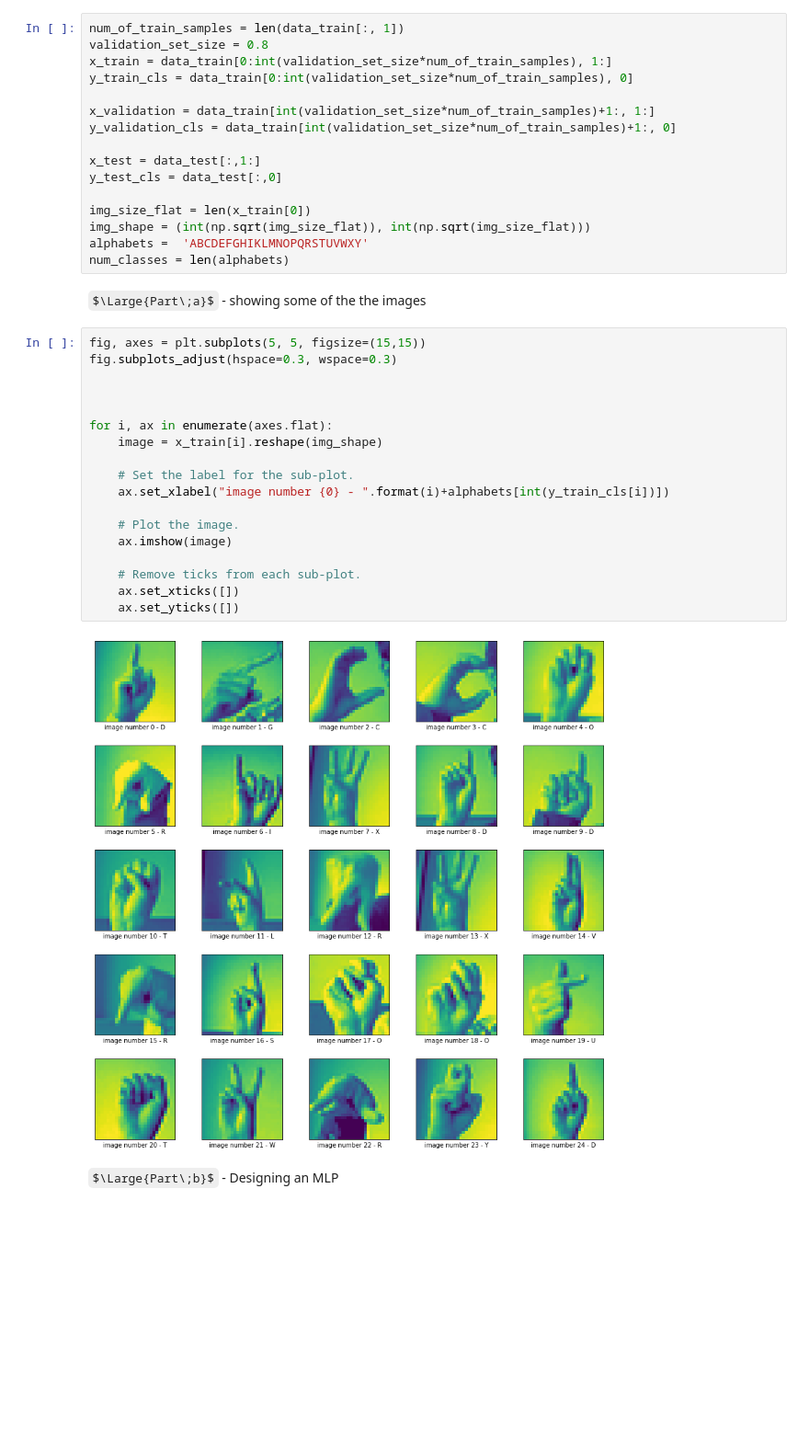
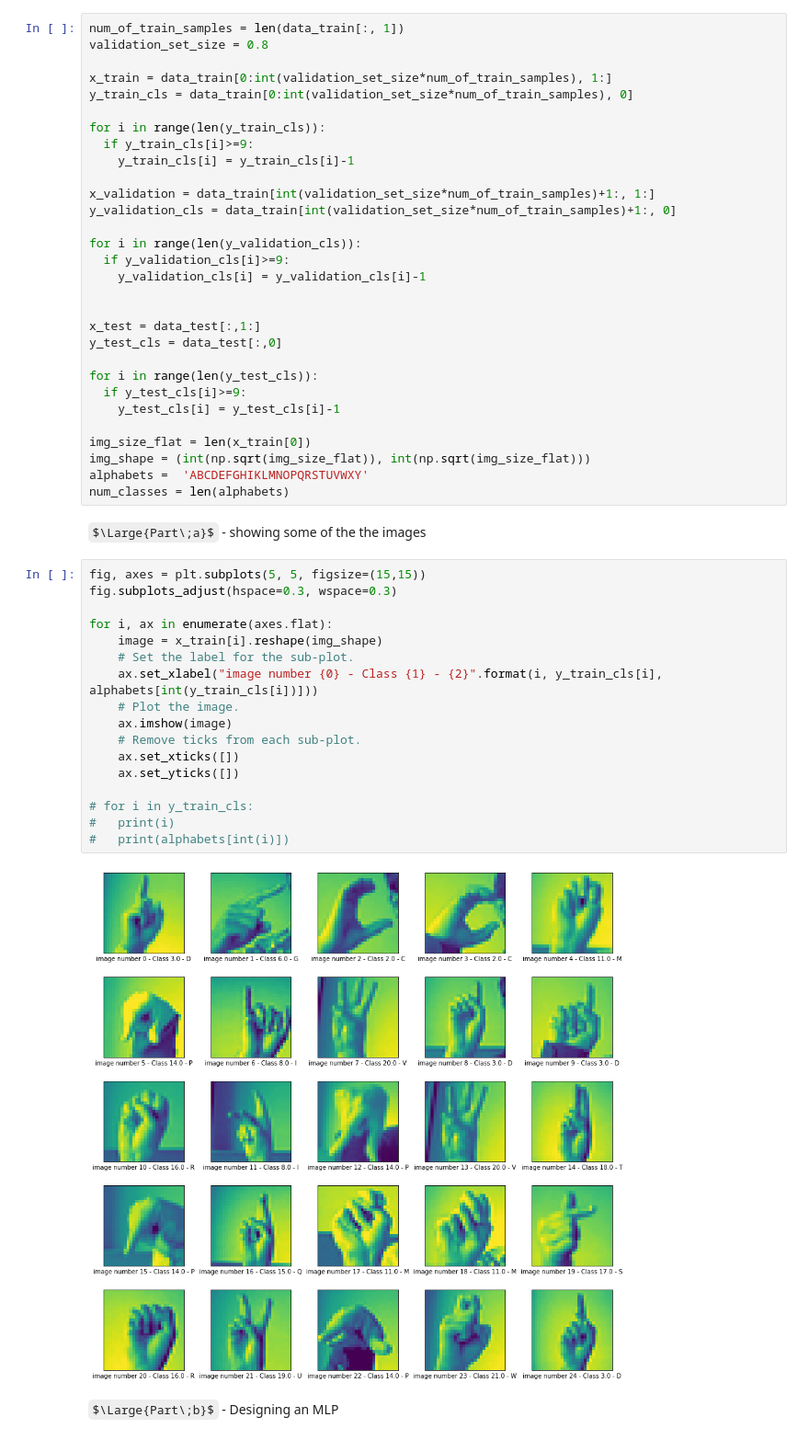
Before and after one commit to AminAlam/sign-language-Detector, a Jupyter notebook: Q01.ipynb, the cells around one changed output. Shown at 92% size. Saved outputs shown, nothing was run; the diff lists cells and outputs as text; some formulas as TeX source; blank space fills up the shorter version.

```diff
--- a/Q01.ipynb
+++ b/Q01.ipynb
@@ -37,14 +38,28 @@ data_test = np.array(data_test[1:], dtype=np.float32)
 # %%
 num_of_train_samples = len(data_train[:, 1])
 validation_set_size = 0.8
+
 x_train = data_train[0:int(validation_set_size*num_of_train_samples), 1:]
 y_train_cls = data_train[0:int(validation_set_size*num_of_train_samples), 0]
+
+for i in range(len(y_train_cls)):
+  if y_train_cls[i]>=9:
+    y_train_cls[i] = y_train_cls[i]-1
 
 x_validation = data_train[int(validation_set_size*num_of_train_samples)+1:, 1:]
 y_validation_cls = data_train[int(validation_set_size*num_of_train_samples)+1:, 0]
 
+for i in range(len(y_validation_cls)):
+  if y_validation_cls[i]>=9:
+    y_validation_cls[i] = y_validation_cls[i]-1
+
+
 x_test = data_test[:,1:]
 y_test_cls = data_test[:,0]
+
+for i in range(len(y_test_cls)):
+  if y_test_cls[i]>=9:
+    y_test_cls[i] = y_test_cls[i]-1
 
 img_size_flat = len(x_train[0])
 img_shape = (int(np.sqrt(img_size_flat)), int(np.sqrt(img_size_flat)))
@@ -55,23 +70,22 @@ $\Large{Part\;a}$ - showing some of the the images
 # %%
 fig, axes = plt.subplots(5, 5, figsize=(15,15))
 fig.subplots_adjust(hspace=0.3, wspace=0.3)
 
-
-
 for i, ax in enumerate(axes.flat):
     image = x_train[i].reshape(img_shape)
-
     # Set the label for the sub-plot.
-    ax.set_xlabel("image number {0} - ".format(i)+alphabets[int(y_train_cls[i])])
-
+    ax.set_xlabel("image number {0} - Class {1} - {2}".format(i, y_train_cls[i], alphabets[int(y_train_cls[i])]))
     # Plot the image.
     ax.imshow(image)
-
     # Remove ticks from each sub-plot.
     ax.set_xticks([])
     ax.set_yticks([])
+
+# for i in y_train_cls:
+#   print(i)
+#   print(alphabets[int(i)])
 # %% [output]
-[figure, old version]
+[figure, new version]
 # %% [markdown]
 $\Large{Part\;b}$ - Designing an MLP
 # %%
```
Also changed, not shown: parts of 30 cells of this notebook.
